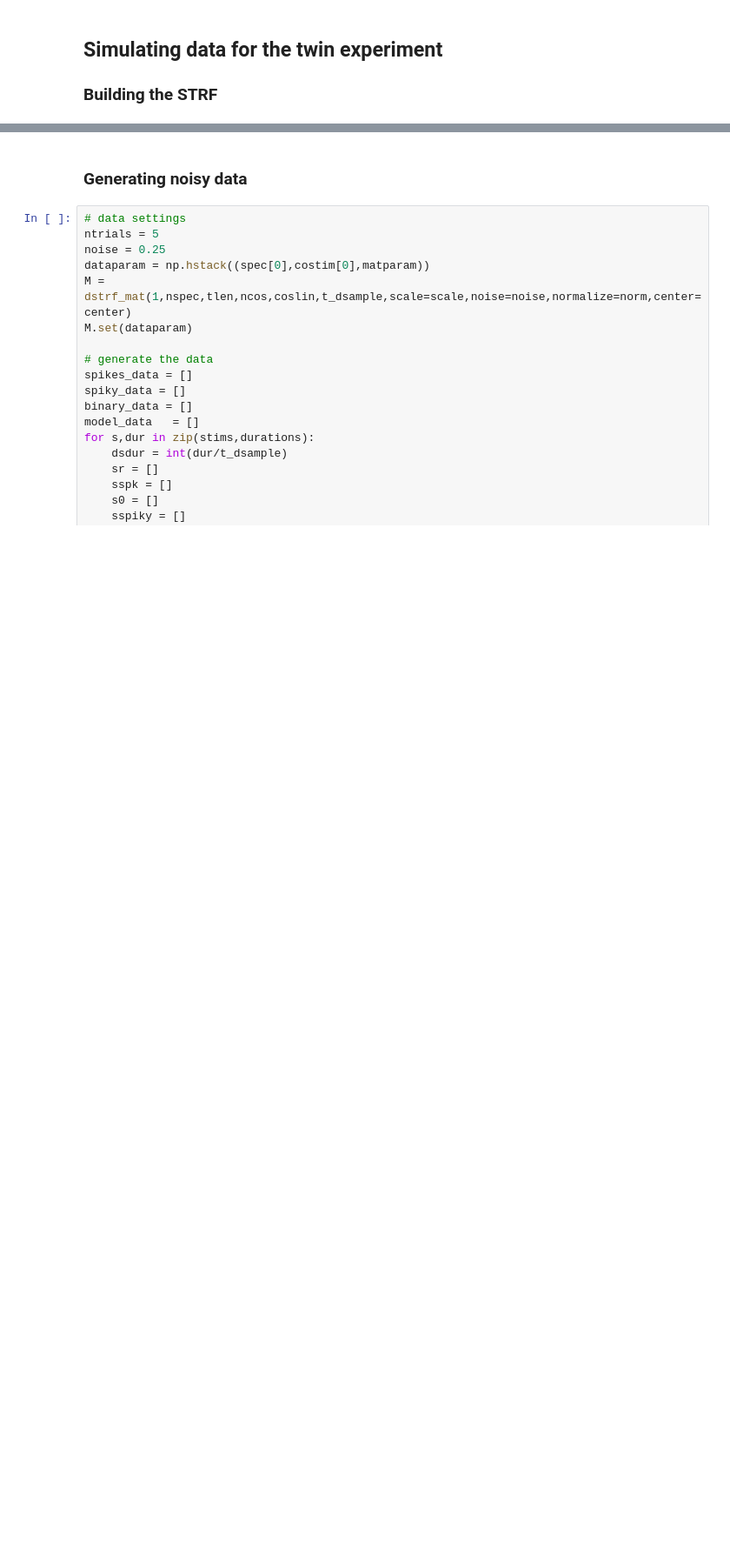
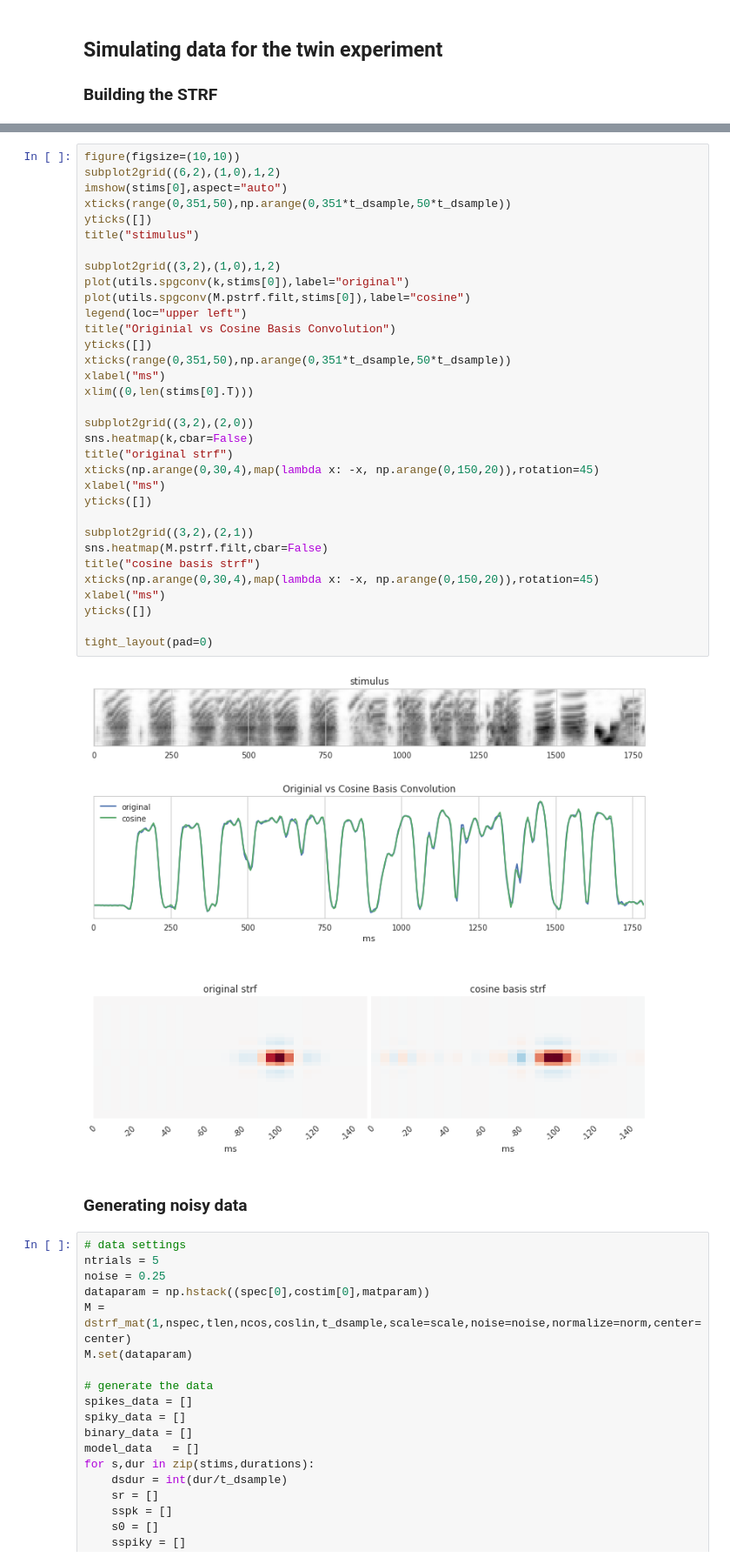
Before and after one commit to melizalab/dstrf, a Jupyter notebook: mat/mat_dstrf_twin.ipynb, the cells around one changed output, grey strips where cells are left out. Shown at 87% size. Cells and saved outputs as stored; diff of their text form; blank space fills up the shorter version.

```diff
--- a/mat/mat_dstrf_twin.ipynb
+++ b/mat/mat_dstrf_twin.ipynb
@@ -104,3 +117,38 @@ matparam  = [10,2,0,8]
+# %%
+figure(figsize=(10,10))
+subplot2grid((6,2),(1,0),1,2)
+imshow(stims[0],aspect="auto")
+xticks(range(0,351,50),np.arange(0,351*t_dsample,50*t_dsample))
+yticks([])
+title("stimulus")
+
+subplot2grid((3,2),(1,0),1,2)
+plot(utils.spgconv(k,stims[0]),label="original")
+plot(utils.spgconv(M.pstrf.filt,stims[0]),label="cosine")
+legend(loc="upper left")
+title("Originial vs Cosine Basis Convolution")
+yticks([])
+xticks(range(0,351,50),np.arange(0,351*t_dsample,50*t_dsample))
+xlabel("ms")
+xlim((0,len(stims[0].T)))
+
+subplot2grid((3,2),(2,0))
+sns.heatmap(k,cbar=False)
+title("original strf")
+xticks(np.arange(0,30,4),map(lambda x: -x, np.arange(0,150,20)),rotation=45)
+xlabel("ms")
+yticks([])
+
+subplot2grid((3,2),(2,1))
+sns.heatmap(M.pstrf.filt,cbar=False)
+title("cosine basis strf")
+xticks(np.arange(0,30,4),map(lambda x: -x, np.arange(0,150,20)),rotation=45)
+xlabel("ms")
+yticks([])
+
+tight_layout(pad=0)
+# %% [output]
+[figure, added]
 # %% [markdown]
 ### Generating noisy data
 # %%
```
Also changed, not shown: parts of 3 cells of this notebook, 10 other files.
